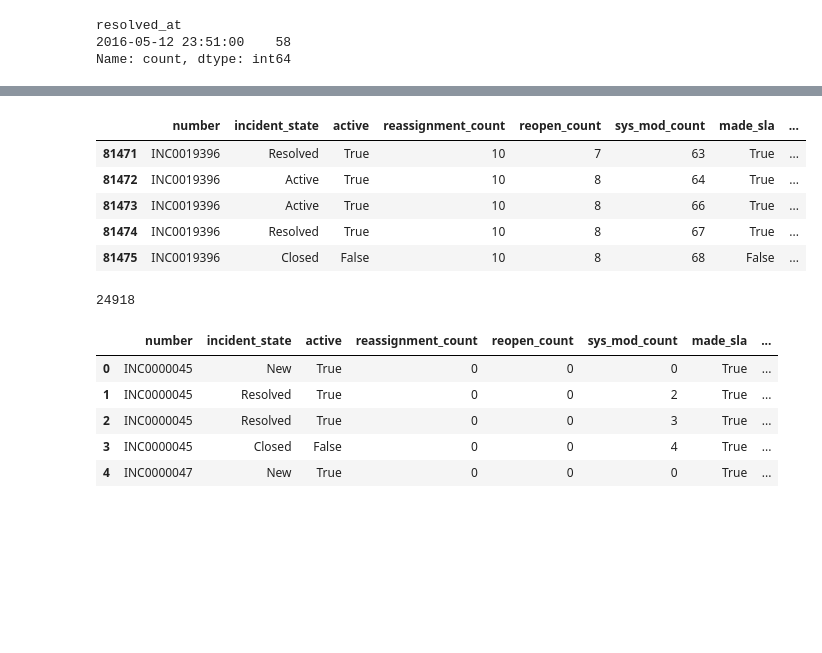
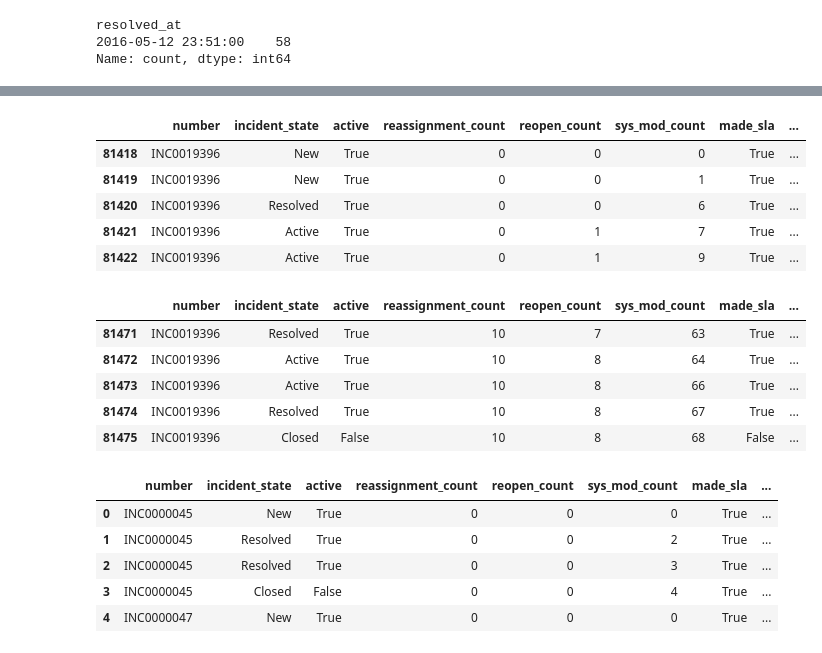
Before and after one commit to Sug-ar-N-Spice/Incident_Events, a Jupyter notebook: incident_event_log.ipynb, the cells around one changed output, grey strips where cells are left out. Saved outputs shown, nothing was run; the diff lists cells and outputs as text; code cells hidden in the pictures; blank space fills up the shorter version.

Commit message:
updated ipynb file with filtered Dataframe ready to create training data set

```diff
--- a/incident_event_log.ipynb
+++ b/incident_event_log.ipynb
@@ -112,17 +371,20 @@ Name: count, dtype: int64
 # %%
 df_inc0019396 = df[df['number'] == 'INC0019396']
-df_inc0019396.tail()
+display(df_inc0019396.head())
+display(df_inc0019396.tail())
 # %% [output]
 |  | number | incident_state | active | reassignment_count | reopen_count | sys_mod_count | made_sla | ... |
-| 81471 | INC0019396 | Resolved | True | 10 | 7 | 63 | True | ... |
-| 81472 | INC0019396 | Active | True | 10 | 8 | 64 | True | ... |
-| 81473 | INC0019396 | Active | True | 10 | 8 | 66 | True | ... |
-| 81474 | INC0019396 | Resolved | True | 10 | 8 | 67 | True | ... |
-| 81475 | INC0019396 | Closed | False | 10 | 8 | 68 | False | ... |
+| 81418 | INC0019396 | New | True | 0 | 0 | 0 | True | ... |
+| 81419 | INC0019396 | New | True | 0 | 0 | 1 | True | ... |
+| 81420 | INC0019396 | Resolved | True | 0 | 0 | 6 | True | ... |
+| 81421 | INC0019396 | Active | True | 0 | 1 | 7 | True | ... |
+| 81422 | INC0019396 | Active | True | 0 | 1 | 9 | True | ... |
+|  | number | incident_state | active | reassignment_count | reopen_count | sys_mod_count | made_sla | ... |
+| 81471 | INC0019396 | Resolved | True | 10 | 7 | 63 | True | ... |
+| 81472 | INC0019396 | Active | True | 10 | 8 | 64 | True | ... |
+| 81473 | INC0019396 | Active | True | 10 | 8 | 66 | True | ... |
+| 81474 | INC0019396 | Resolved | True | 10 | 8 | 67 | True | ... |
+| 81475 | INC0019396 | Closed | False | 10 | 8 | 68 | False | ... |
-# %%
-df.value_counts('number').count()
-# %% [output]
-24918
 # %%
 display(df.head())
 display(df.tail())
```
Also changed, not shown: parts of 31 cells of this notebook.
